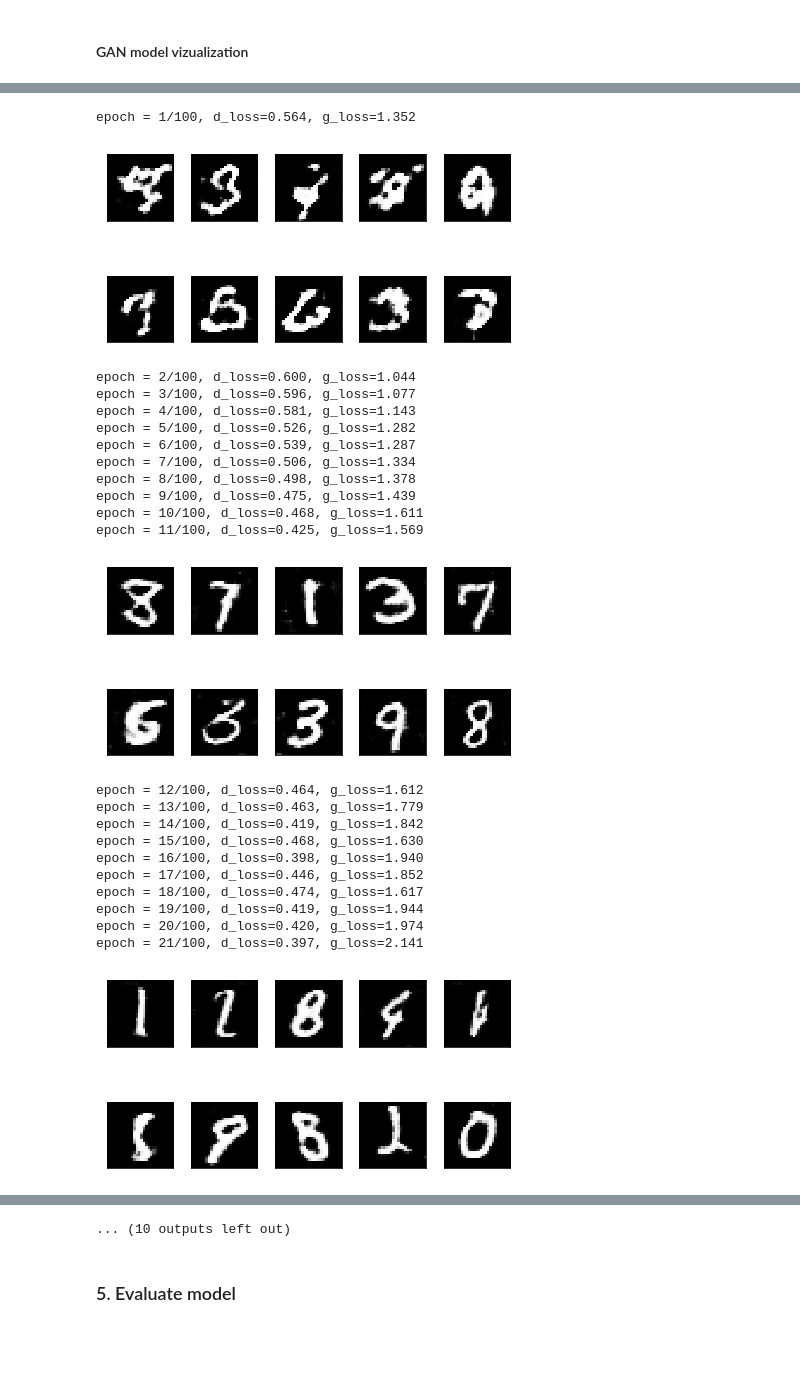
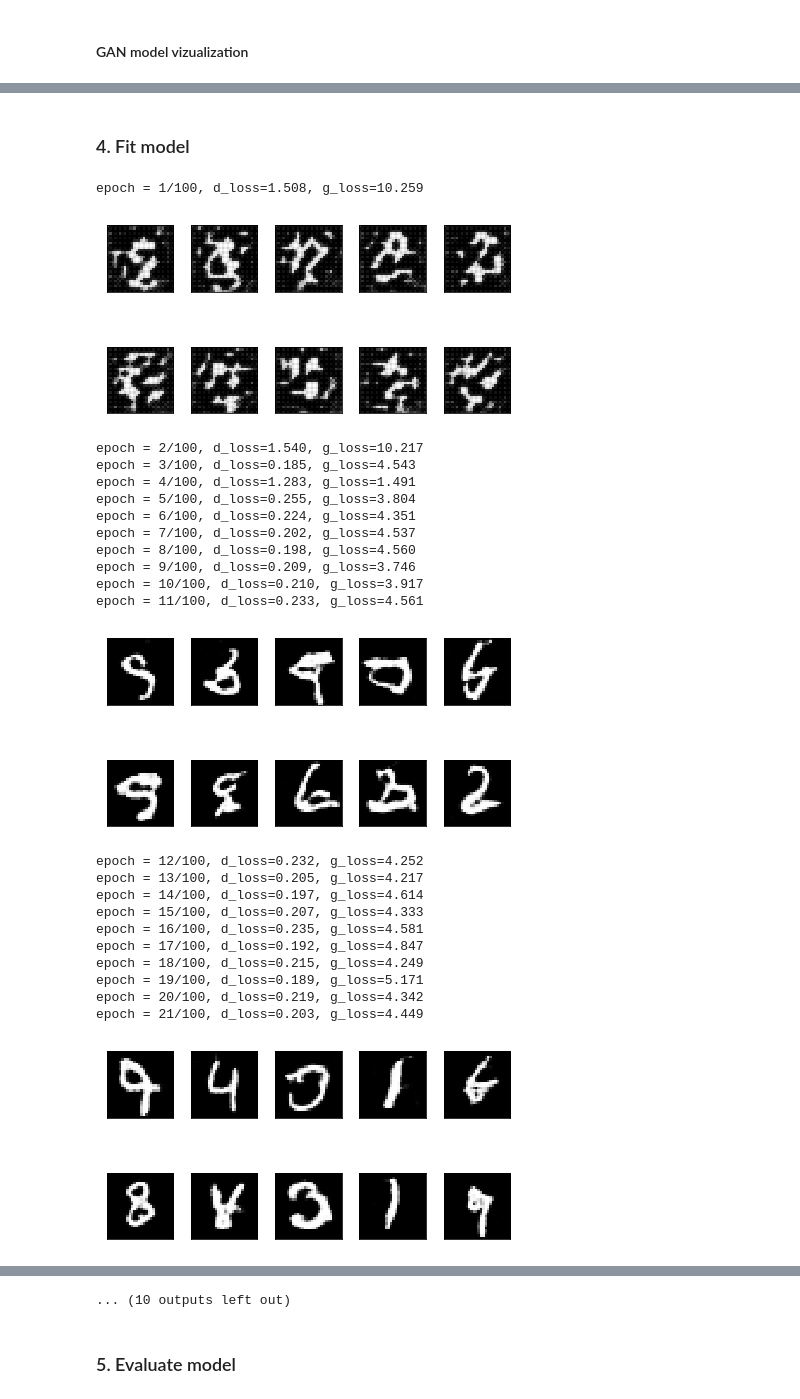
Before and after one commit to mafda/generative_adversarial_networks_101, a Jupyter notebook: src/mnist/02_DCGAN_MNIST.ipynb, the cells around one changed output, grey strips where cells are left out. Saved outputs shown, nothing was run; the diff lists cells and outputs as text; code cells hidden in the pictures; blank space fills up the shorter version.

```diff
--- a/src/mnist/02_DCGAN_MNIST.ipynb
+++ b/src/mnist/02_DCGAN_MNIST.ipynb
@@ -209,19 +241,16 @@ discriminator.add(LeakyReLU(0.2))
 
 # Conv 2:
 discriminator.add(Conv2D(64, kernel_size=3, strides=2, padding='same'))
+discriminator.add(BatchNormalization(momentum=0.8))
 discriminator.add(LeakyReLU(0.2))
 
 # Conv 3:
 discriminator.add(Conv2D(128, kernel_size=3, strides=2, padding='same'))
-discriminator.add(LeakyReLU(0.2))
-
-# Conv 3:
-discriminator.add(Conv2D(512, kernel_size=3, strides=1, padding='same'))
+discriminator.add(BatchNormalization(momentum=0.8))
 discriminator.add(LeakyReLU(0.2))
 
 # FC
 discriminator.add(Flatten())
-discriminator.add(LeakyReLU(0.2))
 
 # Output
 discriminator.add(Dense(1, activation='sigmoid'))
@@ -254,7 +283,6 @@ _________________________________________________________________
 #### Compile discriminator
 # %%
 # Optimizer
-opt = Adam(lr=0.0002, beta_1=0.5)
+optimizer = Adam(lr=0.0002, beta_1=0.5)
 
-discriminator.compile(opt, loss='binary_crossentropy',
-                      metrics=['binary_accuracy'])
+discriminator.compile(optimizer=optimizer, loss='binary_crossentropy', metrics=['binary_accuracy'])
@@ -265,7 +291,6 @@ NameError: name 'Adam' is not defined
 
 We connect the generator and the discriminator to make a DCGAN.
 # %%
-# d_g = discriminador(generador(z))
 discriminator.trainable = False
 
 z = Input(shape=(latent_dim,))
@@ -273,8 +298,7 @@ img = generator(z)
 decision = discriminator(img)
 d_g = Model(inputs=z, outputs=decision)
 
-d_g.compile(opt, loss='binary_crossentropy',
-            metrics=['binary_accuracy'])
+d_g.compile(optimizer=optimizer, loss='binary_crossentropy', metrics=['binary_accuracy'])
 # %% [markdown]
 #### GAN model vizualization
 # %%
@@ -306,3 +321,5 @@ We train the discriminator and the generator in turn in a loop as follows:
+# %% [markdown]
+### 4. Fit model
 # %%
 epochs = 100
 batch_size = 64
@@ -312,7 +329,7 @@ real = np.ones(shape=(batch_size, 1))
 fake = np.zeros(shape=(batch_size, 1))
 
 d_loss = []
-g_loss = []
+d_g_loss = []
 
 for e in range(epochs + 1):
     for i in range(len(X_train) // batch_size):
@@ -322,65 +339,64 @@ for e in range(epochs + 1):
 
         # Real samples
         X_batch = X_train[i*batch_size:(i+1)*batch_size]
-        d_loss_real = discriminator.train_on_batch(x=X_batch,
-                                                   y=real * (1 - smooth))
+        d_loss_real = discriminator.train_on_batch(x=X_batch, y=real * (1 - smooth))
 
         # Fake Samples
         z = np.random.normal(loc=0, scale=1, size=(batch_size, latent_dim))
         X_fake = generator.predict_on_batch(z)
         d_loss_fake = discriminator.train_on_batch(x=X_fake, y=fake)
 
         # Discriminator loss
         d_loss_batch = 0.5 * (d_loss_real[0] + d_loss_fake[0])
 
         # Train Generator weights
         discriminator.trainable = False
-        g_loss_batch = d_g.train_on_batch(x=z, y=real)
+        d_g_loss_batch = d_g.train_on_batch(x=z, y=real)
 
         print(
-            'epoch = %d/%d, batch = %d/%d, d_loss=%.3f, g_loss=%.3f' % (e + 1, epochs, i, len(X_train) // batch_size, d_loss_batch, g_loss_batch[0]),
+            'epoch = %d/%d, batch = %d/%d, d_loss=%.3f, g_loss=%.3f' % (e + 1, epochs, i, len(X_train) // batch_size, d_loss_batch, d_g_loss_batch[0]),
             100*' ',
             end='\r'
         )
 
     d_loss.append(d_loss_batch)
-    g_loss.append(g_loss_batch[0])
-    print('epoch = %d/%d, d_loss=%.3f, g_loss=%.3f' % (e + 1, epochs, d_loss[-1], g_loss[-1]), 100*' ')
+    d_g_loss.append(d_g_loss_batch[0])
+    print('epoch = %d/%d, d_loss=%.3f, g_loss=%.3f' % (e + 1, epochs, d_loss[-1], d_g_loss[-1]), 100*' ')
 
     if e % 10 == 0:
         samples = 10
         x_fake = generator.predict(np.random.normal(loc=0, scale=1, size=(samples, latent_dim)))
 
         for k in range(samples):
             plt.subplot(2, 5, k+1)
             plt.imshow(x_fake[k].reshape(28, 28), cmap='gray')
             plt.xticks([])
             plt.yticks([])
 
         plt.tight_layout()
         plt.show()
 # %% [output]
-epoch = 1/100, d_loss=0.564, g_loss=1.352
+epoch = 1/100, d_loss=1.508, g_loss=10.259
-[figure, old version]
+[figure, new version]
-epoch = 2/100, d_loss=0.600, g_loss=1.044
-epoch = 3/100, d_loss=0.596, g_loss=1.077
-epoch = 4/100, d_loss=0.581, g_loss=1.143
-epoch = 5/100, d_loss=0.526, g_loss=1.282
-epoch = 6/100, d_loss=0.539, g_loss=1.287
-epoch = 7/100, d_loss=0.506, g_loss=1.334
-epoch = 8/100, d_loss=0.498, g_loss=1.378
-epoch = 9/100, d_loss=0.475, g_loss=1.439
-epoch = 10/100, d_loss=0.468, g_loss=1.611
-epoch = 11/100, d_loss=0.425, g_loss=1.569
+epoch = 2/100, d_loss=1.540, g_loss=10.217
+epoch = 3/100, d_loss=0.185, g_loss=4.543
+epoch = 4/100, d_loss=1.283, g_loss=1.491
+epoch = 5/100, d_loss=0.255, g_loss=3.804
+epoch = 6/100, d_loss=0.224, g_loss=4.351
+epoch = 7/100, d_loss=0.202, g_loss=4.537
+epoch = 8/100, d_loss=0.198, g_loss=4.560
+epoch = 9/100, d_loss=0.209, g_loss=3.746
+epoch = 10/100, d_loss=0.210, g_loss=3.917
+epoch = 11/100, d_loss=0.233, g_loss=4.561
-[figure, old version]
+[figure, new version]
-epoch = 12/100, d_loss=0.464, g_loss=1.612
-epoch = 13/100, d_loss=0.463, g_loss=1.779
-epoch = 14/100, d_loss=0.419, g_loss=1.842
-epoch = 15/100, d_loss=0.468, g_loss=1.630
-epoch = 16/100, d_loss=0.398, g_loss=1.940
-epoch = 17/100, d_loss=0.446, g_loss=1.852
-epoch = 18/100, d_loss=0.474, g_loss=1.617
-epoch = 19/100, d_loss=0.419, g_loss=1.944
-epoch = 20/100, d_loss=0.420, g_loss=1.974
-epoch = 21/100, d_loss=0.397, g_loss=2.141
+epoch = 12/100, d_loss=0.232, g_loss=4.252
+epoch = 13/100, d_loss=0.205, g_loss=4.217
+epoch = 14/100, d_loss=0.197, g_loss=4.614
+epoch = 15/100, d_loss=0.207, g_loss=4.333
+epoch = 16/100, d_loss=0.235, g_loss=4.581
+epoch = 17/100, d_loss=0.192, g_loss=4.847
+epoch = 18/100, d_loss=0.215, g_loss=4.249
+epoch = 19/100, d_loss=0.189, g_loss=5.171
+epoch = 20/100, d_loss=0.219, g_loss=4.342
+epoch = 21/100, d_loss=0.203, g_loss=4.449
-[figure, old version]
+[figure, new version]
```
Also changed, not shown: parts of 21 cells of this notebook.
